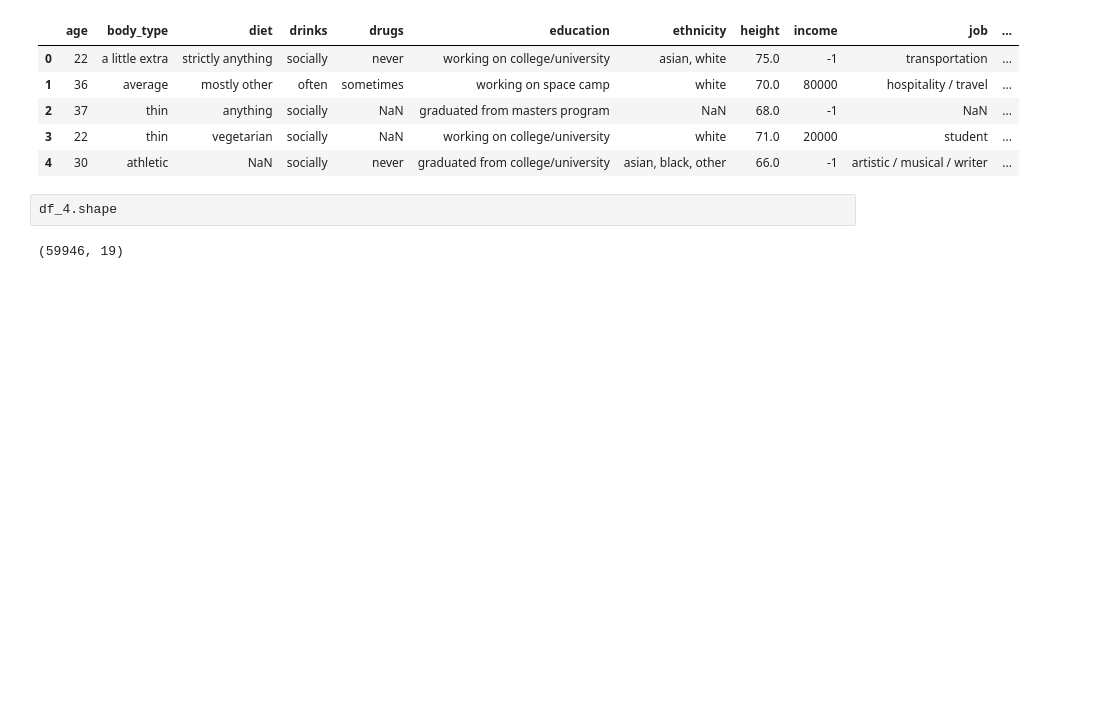
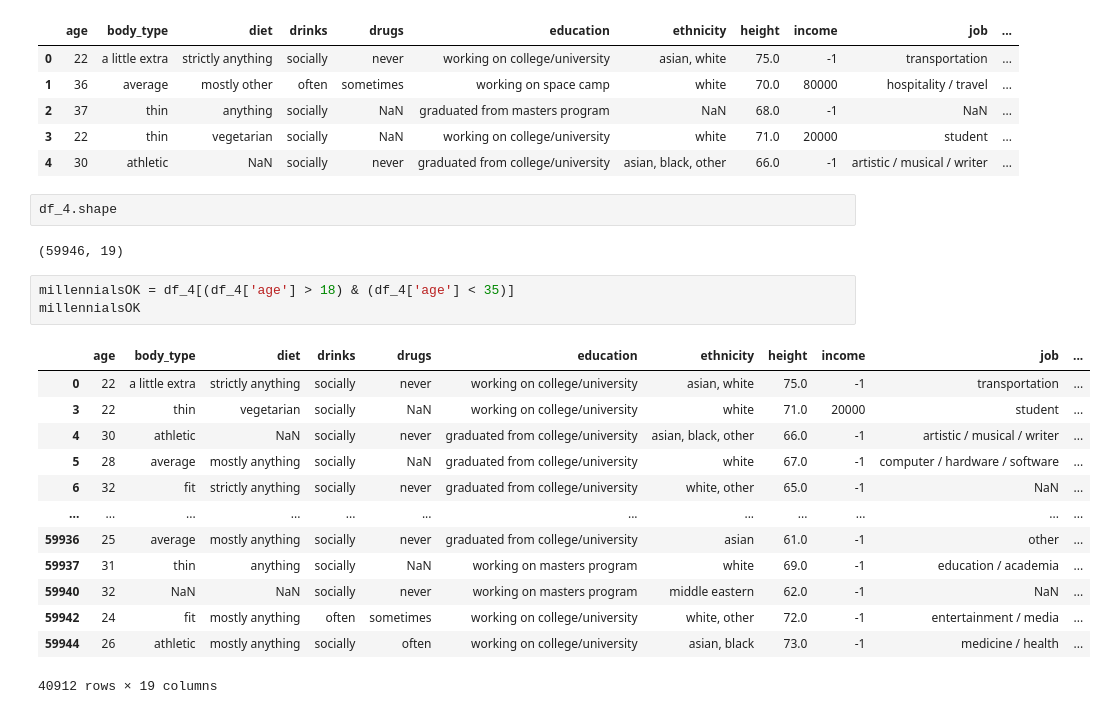
Before and after one commit to javipiazza94/Data-Science-TBB, a Jupyter notebook: SCRIPTS/Proyectos/EDA/1-Definicion_EDA.ipynb, the cells around one changed output. Drawn from its saved outputs; the diff is of its cells as text; blank space fills up the shorter version.

```diff
--- a/SCRIPTS/Proyectos/EDA/1-Definicion_EDA.ipynb
+++ b/SCRIPTS/Proyectos/EDA/1-Definicion_EDA.ipynb
@@ -610,3 +610,20 @@ df_4.head()
 df_4.shape
 # %% [output]
 (59946, 19)
+# %%
+millennialsOK = df_4[(df_4['age'] > 18) & (df_4['age'] < 35)]
+millennialsOK
+# %% [output]
+|  | age | body_type | diet | drinks | drugs | education | ethnicity | height | income | job | ... |
+| 0 | 22 | a little extra | strictly anything | socially | never | working on college/university | asian, white | 75.0 | -1 | transportation | ... |
+| 3 | 22 | thin | vegetarian | socially | NaN | working on college/university | white | 71.0 | 20000 | student | ... |
+| 4 | 30 | athletic | NaN | socially | never | graduated from college/university | asian, black, other | 66.0 | -1 | artistic / musical / writer | ... |
+| 5 | 28 | average | mostly anything | socially | NaN | graduated from college/university | white | 67.0 | -1 | computer / hardware / software | ... |
+| 6 | 32 | fit | strictly anything | socially | never | graduated from college/university | white, other | 65.0 | -1 | NaN | ... |
+| ... | ... | ... | ... | ... | ... | ... | ... | ... | ... | ... | ... |
+| 59936 | 25 | average | mostly anything | socially | never | graduated from college/university | asian | 61.0 | -1 | other | ... |
+| 59937 | 31 | thin | anything | socially | NaN | working on masters program | white | 69.0 | -1 | education / academia | ... |
+| 59940 | 32 | NaN | NaN | socially | never | working on masters program | middle eastern | 62.0 | -1 | NaN | ... |
+| 59942 | 24 | fit | mostly anything | often | sometimes | working on college/university | white, other | 72.0 | -1 | entertainment / media | ... |
+| 59944 | 26 | athletic | mostly anything | socially | often | working on college/university | asian, black | 73.0 | -1 | medicine / health | ... |
+40912 rows × 19 columns
```
Also changed, not shown: parts of 8 cells of this notebook.
